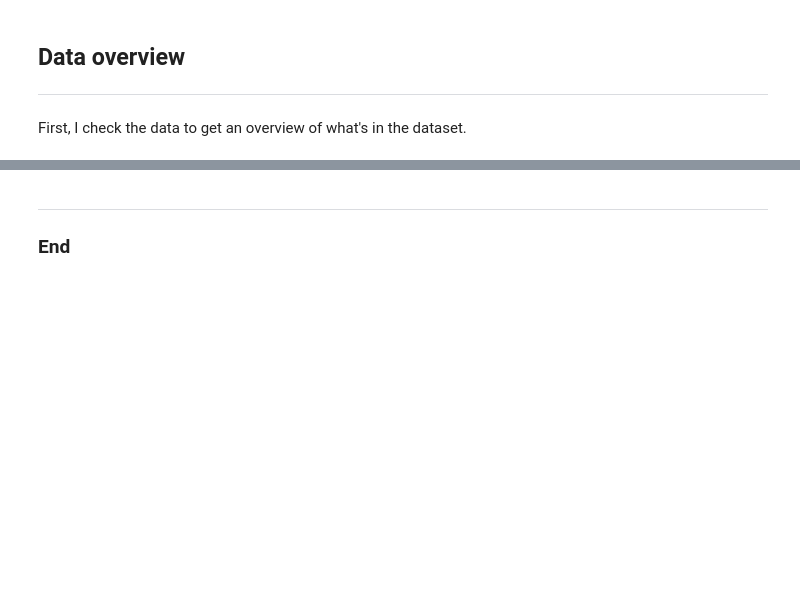
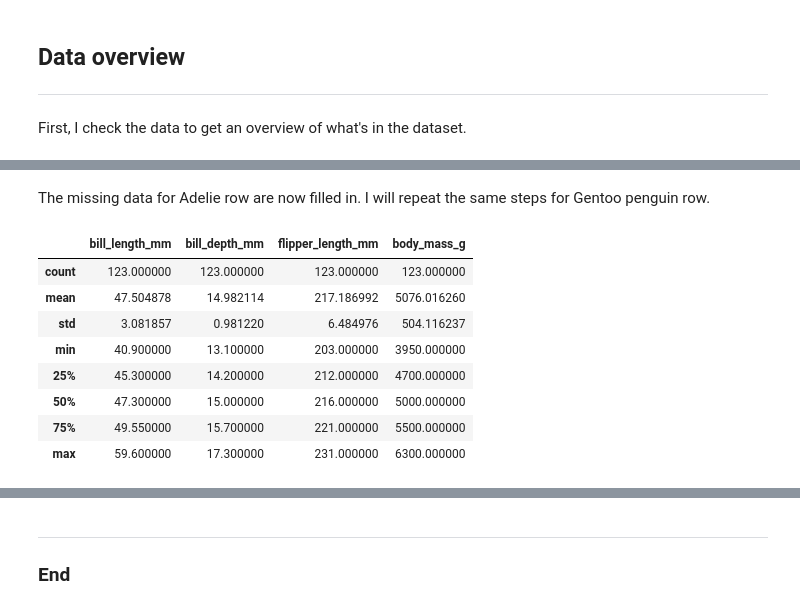
Before and after one commit to UWASIKLK/pda---mywork, a Jupyter notebook: penguins-project.ipynb, the cells around one changed output, grey strips where cells are left out. Drawn from its saved outputs; the diff is of its cells as text; code cells hidden in the pictures; blank space fills up the shorter version.

```diff
--- a/penguins-project.ipynb
+++ b/penguins-project.ipynb
@@ -261,0 +224,17 @@ $\bar {x} = \frac {\sum_{i=0}^{n-1} x_i} {n}$
+# %% [markdown]
+The missing data for Adelie row are now filled in. I will repeat the same steps for Gentoo penguin row.
+# %%
+# Showing details related to Gentoo, Biscoe island
+
+g_penguins = penguins.loc[(penguins.species == 'Gentoo') & (penguins.island == 'Biscoe')]
+g_penguins.describe()
+# %% [output]
+|  | bill_length_mm | bill_depth_mm | flipper_length_mm | body_mass_g |
+| count | 123.000000 | 123.000000 | 123.000000 | 123.000000 |
+| mean | 47.504878 | 14.982114 | 217.186992 | 5076.016260 |
+| std | 3.081857 | 0.981220 | 6.484976 | 504.116237 |
+| min | 40.900000 | 13.100000 | 203.000000 | 3950.000000 |
+| 25% | 45.300000 | 14.200000 | 212.000000 | 4700.000000 |
+| 50% | 47.300000 | 15.000000 | 216.000000 | 5000.000000 |
+| 75% | 49.550000 | 15.700000 | 221.000000 | 5500.000000 |
+| max | 59.600000 | 17.300000 | 231.000000 | 6300.000000 |
```
Also changed, not shown: parts of 52 cells of this notebook.
